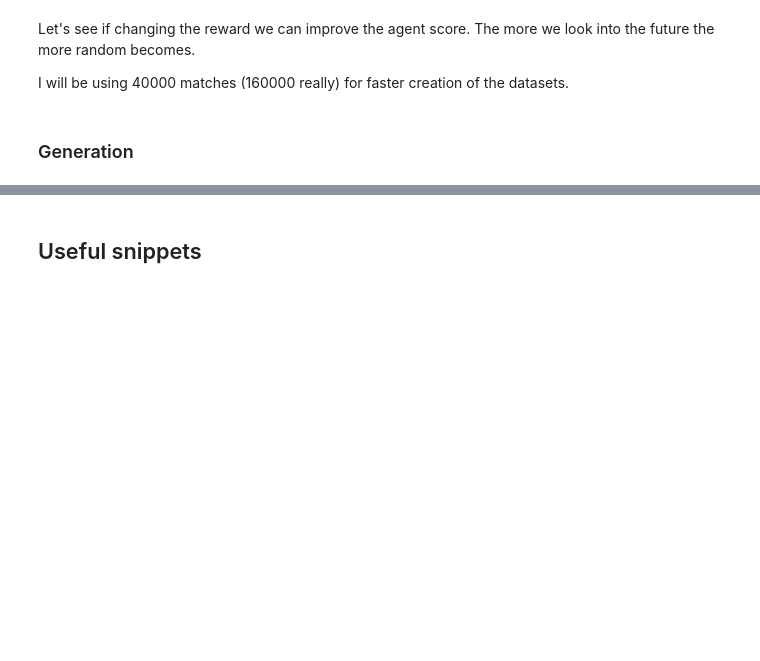
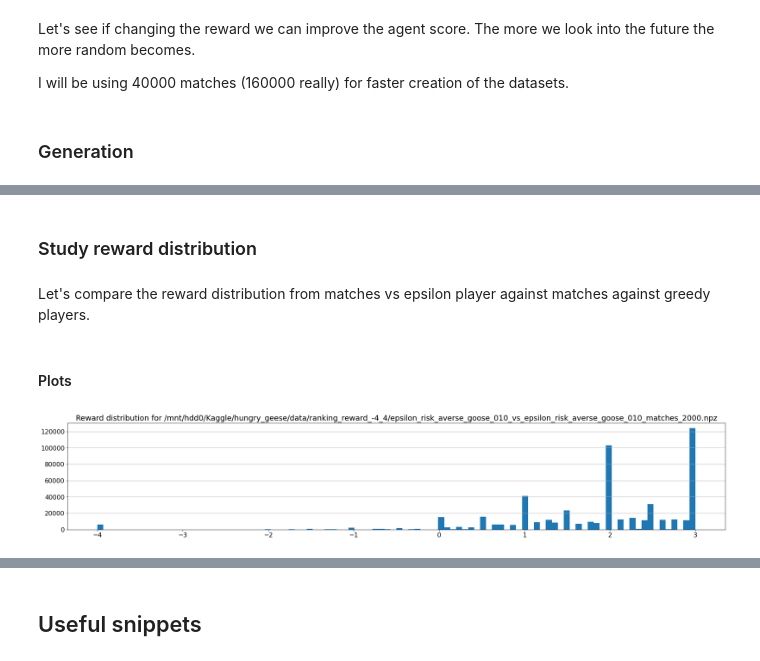
Before and after one commit to ironbar/hungry_geese, a Jupyter notebook: notebooks/006_ladder_of_agents.ipynb, the cells around one changed output, grey strips where cells are left out. Saved outputs shown, nothing was run; the diff lists cells and outputs as text; code cells hidden in the pictures; blank space fills up the shorter version.

```diff
--- a/notebooks/006_ladder_of_agents.ipynb
+++ b/notebooks/006_ladder_of_agents.ipynb
@@ -1551,0 +1720,16 @@ for reward_name in ['ranking_reward_-4_3', 'ranking_reward_-3_2', 'ranking_rewar
+# %% [markdown]
+### Study reward distribution
+# %% [markdown]
+Let's compare the reward distribution from matches vs epsilon player against matches against greedy players.
+# %% [markdown]
+#### Plots
+# %%
+def plot_reward_distribution(filepath):
+    rewards = np.load(filepath)['rewards']
+    plt.hist(rewards, bins=100, log=False)
+    plt.grid(axis='y')
+    plt.title('Reward distribution for %s' % filepath)
+# %%
+plot_reward_distribution('/mnt/hdd0/Kaggle/hungry_geese/data/ranking_reward_-4_4/epsilon_risk_averse_goose_010_vs_epsilon_risk_averse_goose_010_matches_2000.npz')
+# %% [output]
+[figure, added]
```
Also changed, not shown: parts of 37 cells of this notebook, 2 other files.
